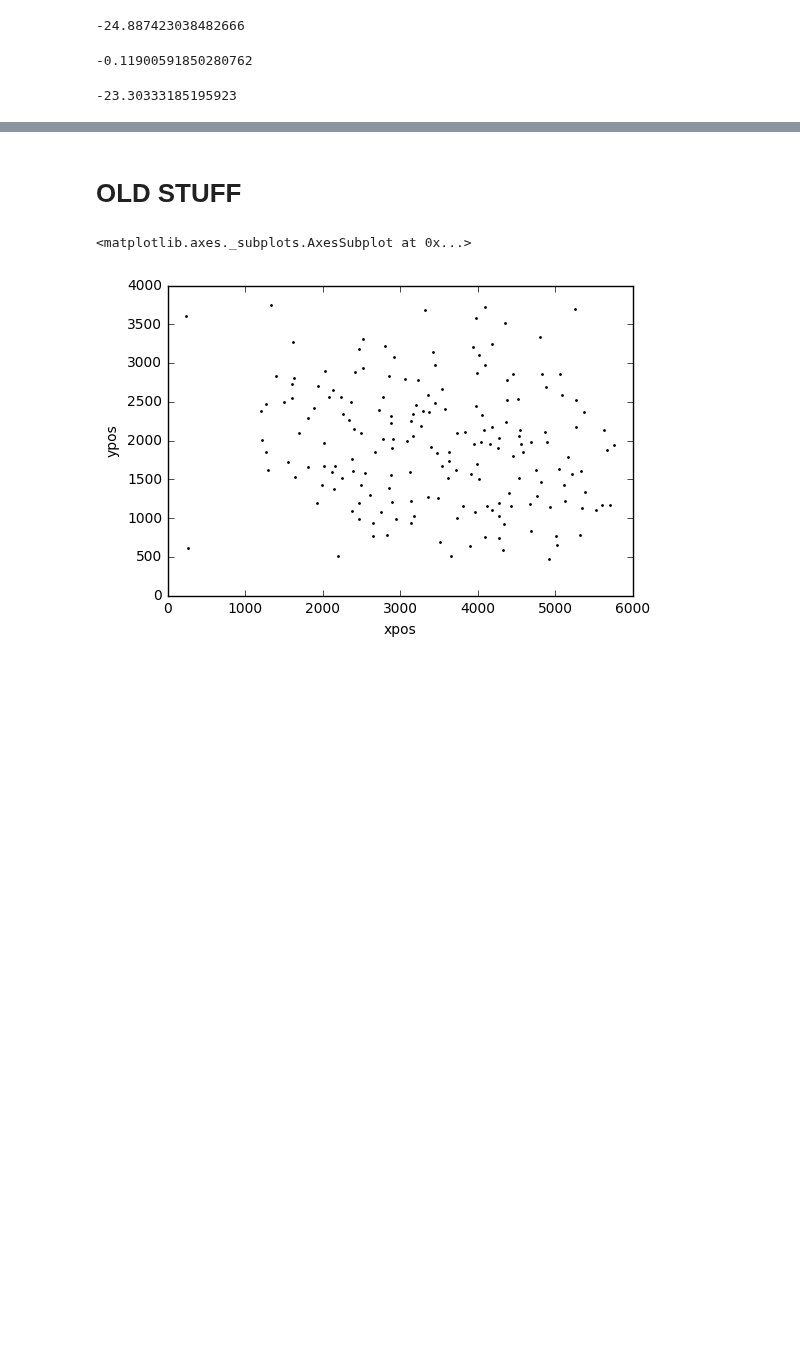
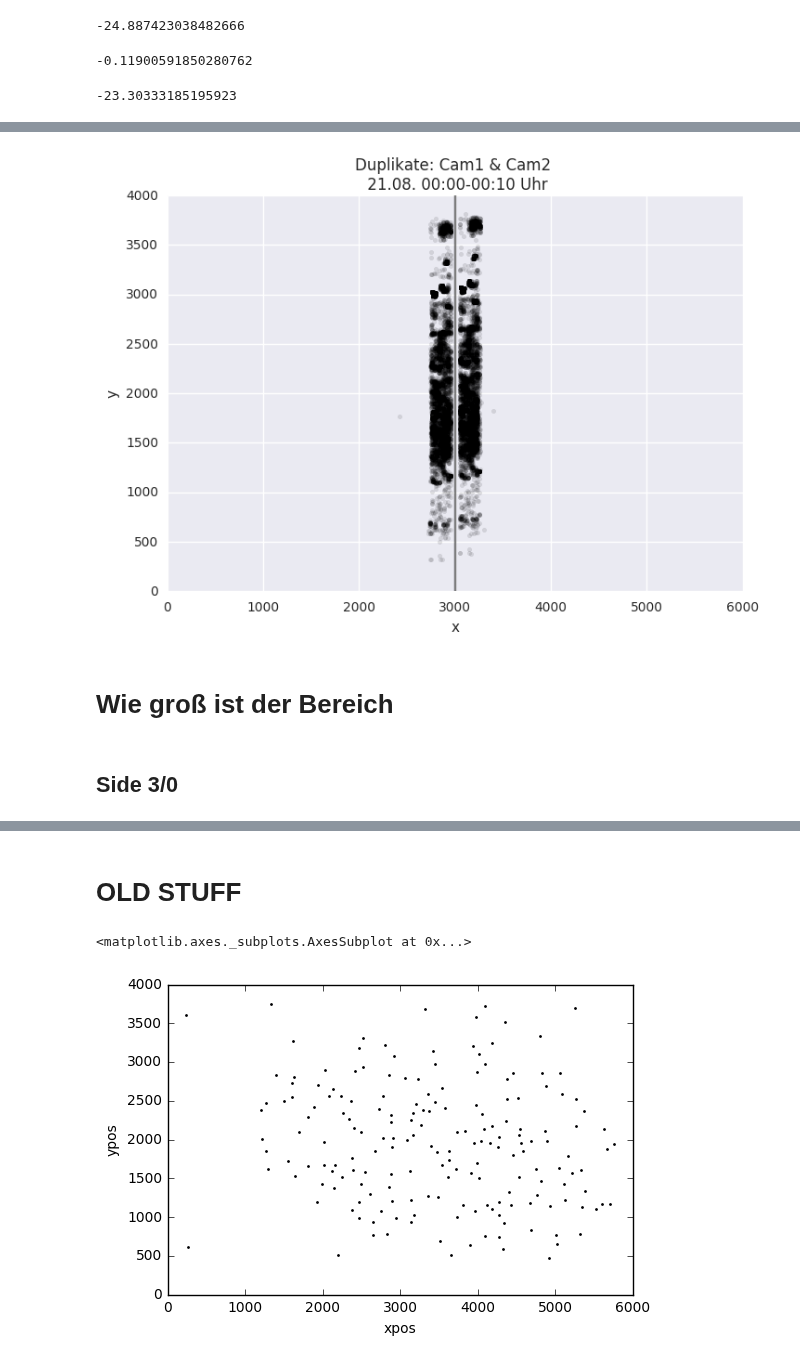
Before and after one commit to aschle/bees-sna, a Jupyter notebook: bib/Stitching.ipynb, the cells around one changed output, grey strips where cells are left out. Drawn from its saved outputs; the diff is of its cells as text; code cells hidden in the pictures; blank space fills up the shorter version.

```diff
--- a/bib/Stitching.ipynb
+++ b/bib/Stitching.ipynb
@@ -149,0 +236,6 @@ list(fc2.frames
+# %%
+plotSides(s1, 1,2)
+# %% [output]
+[figure, added]
+# %% [markdown]
+# Wie groß ist der Bereich
@@ -149,0 +253,2 @@ list(fc2.frames
+# %% [markdown]
+## Side 3/0
```
Also changed, not shown: parts of 34 cells of this notebook.
